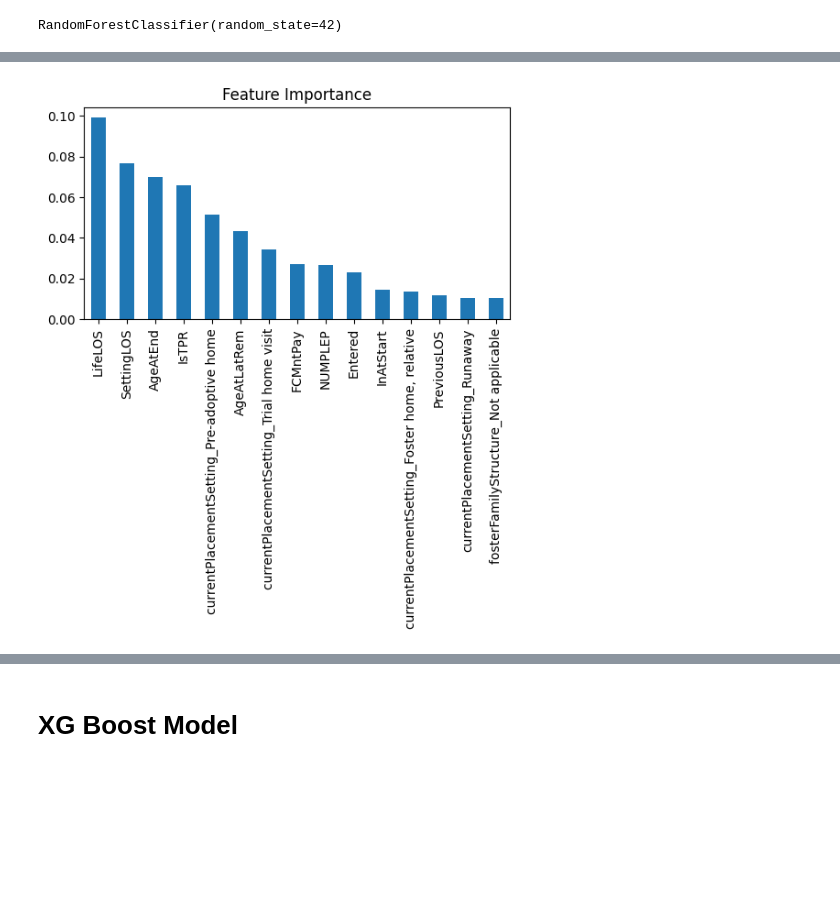
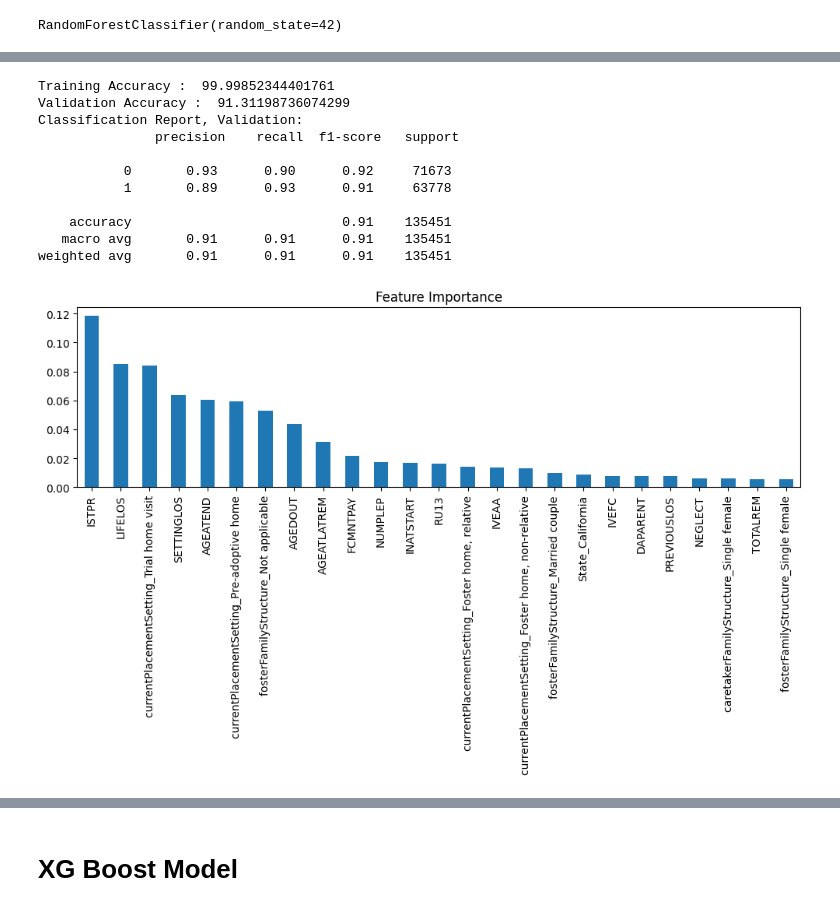
Before and after one commit to sophie2chance2/foster_care_analysis, a Jupyter notebook: working.ipynb, the cells around one changed output, grey strips where cells are left out. Cells and saved outputs as stored; diff of their text form; code cells hidden in the pictures; blank space fills up the shorter version.

```diff
--- a/working.ipynb
+++ b/working.ipynb
@@ -81,4 +92,6 @@ print(exited_df.shape)
 # %%
 # Create Binary label for if they have reunified
-exited_df['reunified'] = 0
-exited_df.loc[(exited_df['Exited'] == 1) & (exited_df['dischargeReason'] == 'Reunified with parent, primary caretaker'), 'reunified'] = 1
+records_df['reunified'] = 0
+records_df.loc[(records_df['EXITED'] == 1) & (records_df['dischargeReason'] == 'Reunified with parent, primary caretaker'), 'reunified'] = 1
+
+records_df = records_df.drop(columns=['EXITED', 'INATEND']) # drop these, all are 1 now
@@ -196,0 +184,28 @@ X_train, X_test, y_train, y_test = train_test_split(X, y, test_size=0.2, random_
+# %%
+# Shuffle the data randomly to avoid any biases
+records_df = records_df.sample(frac = 1, random_state=42)
+
+# Drop columns that are indicators or not useful
+data_df = records_df.drop(['DATAYEAR', 'RECNUMBR', 'caseGoal', 'dischargeReason', 'FIPSCode'], axis=1)
+data_oh_df = pd.get_dummies(data_df, columns=['State', 'Sex', 'removalManner', 'currentPlacementSetting', 'caretakerFamilyStructure', 'fosterFamilyStructure',  'raceEthnicity', 'diagnosedDisability', 'AgeAdopt', 'everAdopted', 'OutOfStatePlacement']) # 'FIPSCode',
+
+X = data_oh_df.drop('reunified', axis=1)  # Features
+y = data_oh_df['reunified']  # Target variable
+# %%
+from sklearn.preprocessing import RobustScaler
+
+# Scale X but keep the feature names
+scaler = RobustScaler()
+X = pd.DataFrame(scaler.fit_transform(X), columns=X.columns)
+X = pd.DataFrame(X)
+# %%
+from sklearn.model_selection import train_test_split
+
+# Split the data into training and testing sets
+X_train, X_test, y_train, y_test = train_test_split(X, y, test_size=0.2, random_state=42)
+
+X_train, X_val, y_train, y_val = train_test_split(X_train, y_train, test_size=0.25, random_state=42)
+
+print(f"Training Set Shape: {X_train.shape}")
+print(f"Val Set Shape: {X_val.shape}")
+print(f"Test Set Shape: {X_test.shape}")
@@ -230,10 +273,36 @@ weighted avg       0.87      0.86      0.86     53753
+# %%
+# Predictions
+y_pred = rf.predict(X_train)
+
+# Accuracy
+print('Training Accuracy : ',
+      metrics.accuracy_score(y_train,
+                             rf.predict(X_train))*100)
+print('Validation Accuracy : ',
+      metrics.accuracy_score(y_val,
+                             rf.predict(X_val))*100)
+
+# Classification report
+print('Classification Report, Validation:\n', classification_report(y_val, rf.predict(X_val)))
+# %% [output]
+Training Accuracy :  99.99852344401761
+Validation Accuracy :  91.31198736074299
+Classification Report, Validation:
+               precision    recall  f1-score   support
+
+           0       0.93      0.90      0.92     71673
+           1       0.89      0.93      0.91     63778
+
+    accuracy                           0.91    135451
+   macro avg       0.91      0.91      0.91    135451
+weighted avg       0.91      0.91      0.91    135451
 # %%
 feature_importances = pd.Series(rf.feature_importances_, index=X.columns).sort_values(ascending=False)
-feature_importances[:15].plot(kind='bar', figsize=(6, 3))
+feature_importances[:25].plot(kind='bar', figsize=(12, 3))
 plt.title('Feature Importance')
 plt.show()
 # %% [output]
-[figure, old version]
+[figure, new version]
 # %%
 from sklearn.metrics import confusion_matrix
 import seaborn as sns
```
Also changed, not shown: parts of 53 cells of this notebook, 3 other files.
